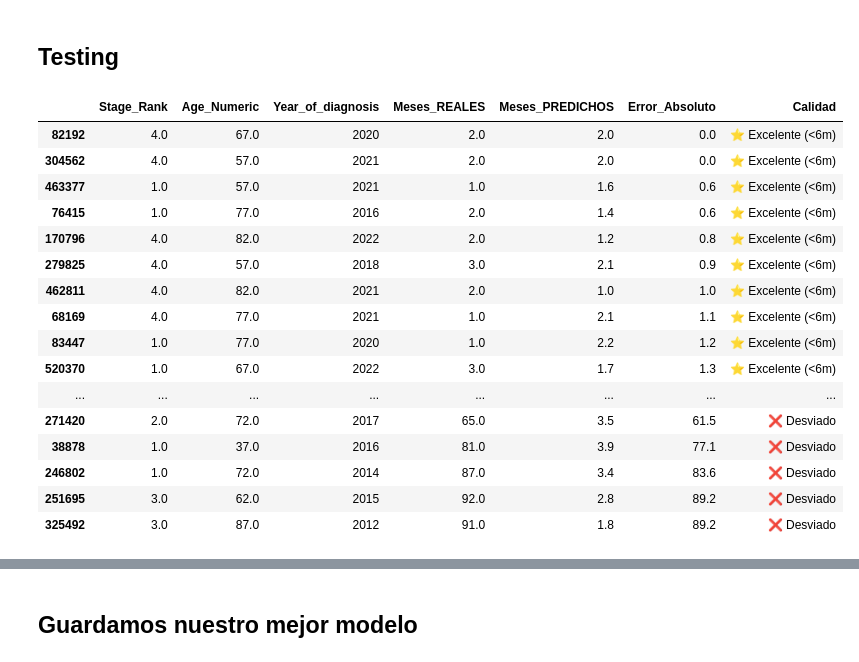
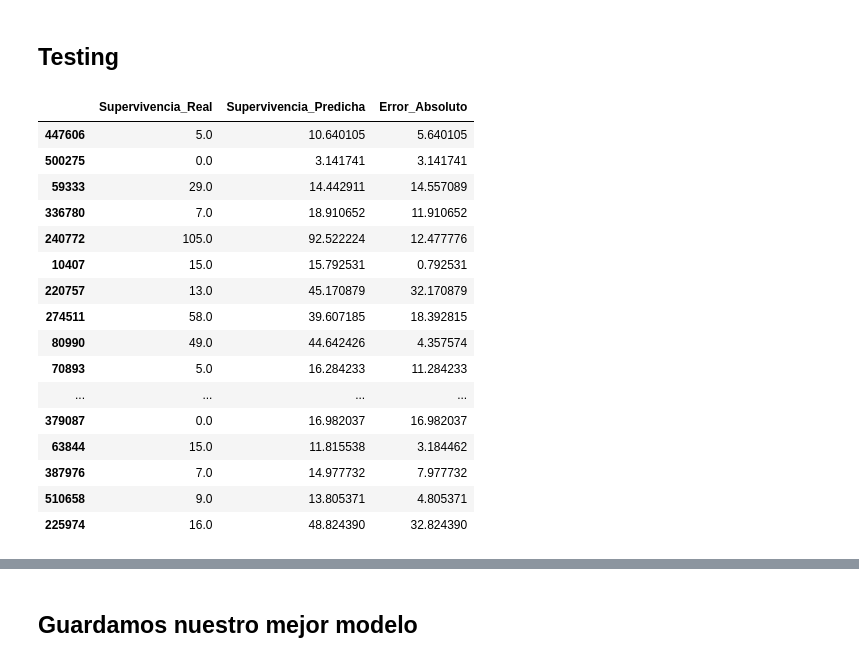
Before and after one commit to carlos-villa-restrepo/lung-cancer-prediction-xgboost, a Jupyter notebook: notebooks/02-00_ML_prediccion_elius.ipynb, the cells around one changed output, grey strips where cells are left out. Saved outputs shown, nothing was run; the diff lists cells and outputs as text; code cells hidden in the pictures.

```diff
--- a/notebooks/02-00_ML_prediccion_elius.ipynb
+++ b/notebooks/02-00_ML_prediccion_elius.ipynb
@@ -67,11 +64,20 @@ features_surv_final = [
 
     # --- Ingeniería Avanzada ---
     'Tumor_Age_Ratio'] # <--- Agresividad por Órgano
+# %%
+age_map = {
+    'Jóvenes (<40)': 0,
+    'Adultos (40-60)': 1,
+    'Sénior (60-75)': 2,
+    'Avanzado (>75)': 3}
+
+# Aplicamos la transformación a la columna que creamos en el EDA
+df_ml['Rango_Age_Encoded'] = df_ml['Rango_Age'].map(age_map)
 # %%
 le = LabelEncoder()
 df_ml['Primary_Site_Encoded'] = le.fit_transform(df_ml['Primary_Site_-_labeled'].astype(str))
 # %%
-X = df_ml.drop(columns=['Survival_months', 'Primary_Site_-_labeled'])
+X = df_ml.drop(columns=['Survival_months', 'Primary_Site_-_labeled', 'Rango_Age'])
 y = df_ml['Survival_months']
 # %%
 X.shape
@@ -173,7 +180,7 @@ Passing `palette` without assigning `hue` is deprecated and will be removed in v
 ## Hiperparametrizacion
 # %%
 param_dist = {
-    'n_estimators': [500, 1000, 1500],
+    'n_estimators': [200, 500, 1000],
     'learning_rate': [0.01, 0.05, 0.1],
     'max_depth': [5, 7, 9],
     'subsample': [0.7, 0.8, 0.9],
@@ -348,45 +387,32 @@ plt.show()
 # %% [markdown]
 ## Testing
 # %%
-# 1. Seleccionar 20 casos aleatorios del conjunto de prueba
-n_casos = 50
-muestra_random = X_test_v2.sample(n_casos, random_state=np.random.randint(0, 1000))
-y_real_random = y_test_v2.loc[muestra_random.index]
+# 1. Realizar predicciones sobre el conjunto de test (X_test)
+y_pred = best_xgb.predict(X_test)
 
-# 2. Predicción con el modelo ganador (XGBoost + Interacciones)
-y_pred_random = best_xgb_final.predict(muestra_random)
+# 2. Crear un DataFrame de comparación para el Testing
+df_test_results = pd.DataFrame({
+    'Supervivencia_Real': y_test,
+    'Supervivencia_Predicha': y_pred,
+    'Error_Absoluto': np.abs(y_test - y_pred)})
 
-# 3. Construir el DataFrame de comparación
-df_test_pro = muestra_random[['Stage_Rank', 'Age_Numeric', 'Year_of_diagnosis']].copy()
-df_test_pro['Meses_REALES'] = y_real_random.values.round(1)
-df_test_pro['Meses_PREDICHOS'] = y_pred_random.round(1)
-df_test_pro['Error_Absoluto'] = abs(df_test_pro['Meses_REALES'] - df_test_pro['Meses_PREDICHOS']).round(1)
-
-# Añadimos una columna de 'Status' para ver la calidad de la predicción
-def evaluar_error(error):
-    if error <= 6: return "⭐ Excelente (<6m)"
-    if error <= 15: return "✅ Aceptable"
-    return "❌ Desviado"
-
-df_test_pro['Calidad'] = df_test_pro['Error_Absoluto'].apply(evaluar_error)
-
-# 4. Mostrar el resultado ordenado por los mejores aciertos
-display(df_test_pro.sort_values(by='Error_Absoluto'))
+# 3. Mostrar las primeras 10 comparaciones
+df_test_results.head(20)
 # %% [output]
-|  | Stage_Rank | Age_Numeric | Year_of_diagnosis | Meses_REALES | Meses_PREDICHOS | Error_Absoluto | Calidad |
-| 82192 | 4.0 | 67.0 | 2020 | 2.0 | 2.0 | 0.0 | ⭐ Excelente (<6m) |
-| 304562 | 4.0 | 57.0 | 2021 | 2.0 | 2.0 | 0.0 | ⭐ Excelente (<6m) |
-| 463377 | 1.0 | 57.0 | 2021 | 1.0 | 1.6 | 0.6 | ⭐ Excelente (<6m) |
-| 76415 | 1.0 | 77.0 | 2016 | 2.0 | 1.4 | 0.6 | ⭐ Excelente (<6m) |
-| 170796 | 4.0 | 82.0 | 2022 | 2.0 | 1.2 | 0.8 | ⭐ Excelente (<6m) |
-| 279825 | 4.0 | 57.0 | 2018 | 3.0 | 2.1 | 0.9 | ⭐ Excelente (<6m) |
-| 462811 | 4.0 | 82.0 | 2021 | 2.0 | 1.0 | 1.0 | ⭐ Excelente (<6m) |
-| 68169 | 4.0 | 77.0 | 2021 | 1.0 | 2.1 | 1.1 | ⭐ Excelente (<6m) |
-| 83447 | 1.0 | 77.0 | 2020 | 1.0 | 2.2 | 1.2 | ⭐ Excelente (<6m) |
-| 520370 | 1.0 | 67.0 | 2022 | 3.0 | 1.7 | 1.3 | ⭐ Excelente (<6m) |
-| ... | ... | ... | ... | ... | ... | ... | ... |
-| 271420 | 2.0 | 72.0 | 2017 | 65.0 | 3.5 | 61.5 | ❌ Desviado |
-| 38878 | 1.0 | 37.0 | 2016 | 81.0 | 3.9 | 77.1 | ❌ Desviado |
-| 246802 | 1.0 | 72.0 | 2014 | 87.0 | 3.4 | 83.6 | ❌ Desviado |
-| 251695 | 3.0 | 62.0 | 2015 | 92.0 | 2.8 | 89.2 | ❌ Desviado |
-| 325492 | 3.0 | 87.0 | 2012 | 91.0 | 1.8 | 89.2 | ❌ Desviado |
+|  | Supervivencia_Real | Supervivencia_Predicha | Error_Absoluto |
+| 447606 | 5.0 | 10.640105 | 5.640105 |
+| 500275 | 0.0 | 3.141741 | 3.141741 |
+| 59333 | 29.0 | 14.442911 | 14.557089 |
+| 336780 | 7.0 | 18.910652 | 11.910652 |
+| 240772 | 105.0 | 92.522224 | 12.477776 |
+| 10407 | 15.0 | 15.792531 | 0.792531 |
+| 220757 | 13.0 | 45.170879 | 32.170879 |
+| 274511 | 58.0 | 39.607185 | 18.392815 |
+| 80990 | 49.0 | 44.642426 | 4.357574 |
+| 70893 | 5.0 | 16.284233 | 11.284233 |
+| ... | ... | ... | ... |
+| 379087 | 0.0 | 16.982037 | 16.982037 |
+| 63844 | 15.0 | 11.815538 | 3.184462 |
+| 387976 | 7.0 | 14.977732 | 7.977732 |
+| 510658 | 9.0 | 13.805371 | 4.805371 |
+| 225974 | 16.0 | 48.824390 | 32.824390 |
```
Also changed, not shown: parts of 26 cells of this notebook, 3 other files.
